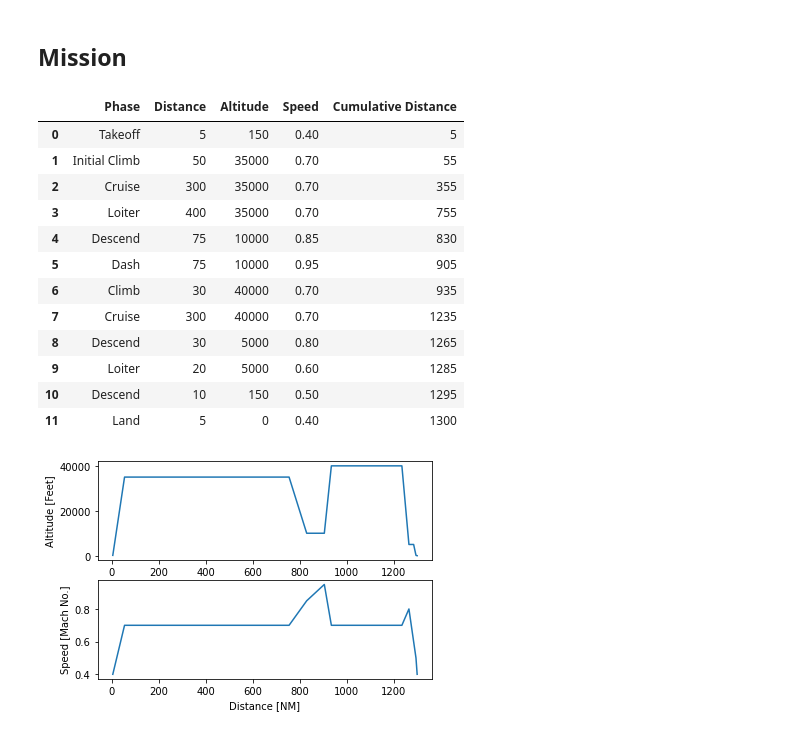
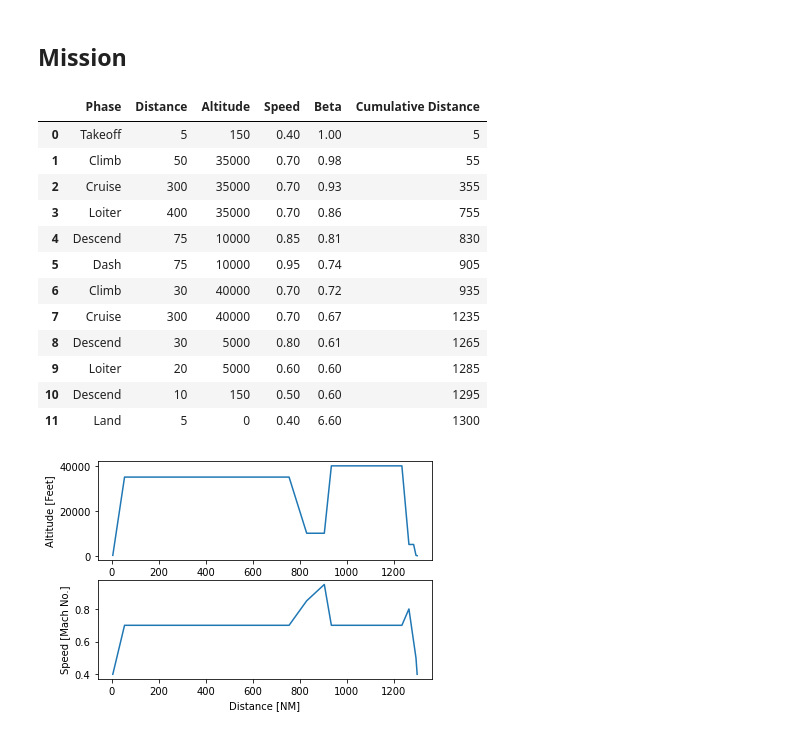
Before and after one commit to SamJBerry/20TTC010, a Jupyter notebook: notebooks/constraint_analysis.ipynb, the cells around one changed output. Drawn from its saved outputs; the diff is of its cells as text; code cells hidden in the pictures.

Commit message:
Add beta to mission data

```diff
--- a/notebooks/constraint_analysis.ipynb
+++ b/notebooks/constraint_analysis.ipynb
@@ -10,36 +10,36 @@ C_D_0 = 0.04
 # %% [markdown]
 ## Mission
 # %%
-columns = ["Phase", "Distance", "Altitude", "Speed"]
+columns = ["Phase", "Distance", "Altitude", "Speed", "Beta"]
 
-mission_data = pd.DataFrame([["Takeoff", 5, 150, 0.4],
-                             ["Initial Climb", 50, 35000, 0.7],
-                             ["Cruise", 300, 35000, 0.7],
-                             ["Loiter", 400, 35000, 0.7],
-                             ["Descend", 75, 10000, 0.85],
-                             ["Dash", 75, 10000, 0.95],
-                             ["Climb", 30, 40000, 0.7],
-                             ["Cruise", 300, 40000, 0.7],
-                             ["Descend", 30, 5000, 0.8],
-                             ["Loiter", 20, 5000, 0.6],
-                             ["Descend", 10, 150, 0.5],
-                             ["Land", 5, 0, 0.4]], columns=columns)
+mission_data = pd.DataFrame([["Takeoff", 5, 150, 0.4, 1],
+                             ["Climb", 50, 35000, 0.7, 0.98],
+                             ["Cruise", 300, 35000, 0.7, 0.93],
+                             ["Loiter", 400, 35000, 0.7, 0.86],
+                             ["Descend", 75, 10000, 0.85, 0.81],
+                             ["Dash", 75, 10000, 0.95, 0.74],
+                             ["Climb", 30, 40000, 0.7, 0.72],
+                             ["Cruise", 300, 40000, 0.7, 0.67],
+                             ["Descend", 30, 5000, 0.8, 0.61],
+                             ["Loiter", 20, 5000, 0.6, 0.6],
+                             ["Descend", 10, 150, 0.5, 0.6],
+                             ["Land", 5, 0, 0.4, 06.6]], columns=columns)
 mission_data["Cumulative Distance"] = mission_data["Distance"].cumsum()
 mission_data.head(100)
 # %% [output]
-|  | Phase | Distance | Altitude | Speed | Cumulative Distance |
-| 0 | Takeoff | 5 | 150 | 0.40 | 5 |
-| 1 | Initial Climb | 50 | 35000 | 0.70 | 55 |
-| 2 | Cruise | 300 | 35000 | 0.70 | 355 |
-| 3 | Loiter | 400 | 35000 | 0.70 | 755 |
-| 4 | Descend | 75 | 10000 | 0.85 | 830 |
-| 5 | Dash | 75 | 10000 | 0.95 | 905 |
-| 6 | Climb | 30 | 40000 | 0.70 | 935 |
-| 7 | Cruise | 300 | 40000 | 0.70 | 1235 |
-| 8 | Descend | 30 | 5000 | 0.80 | 1265 |
-| 9 | Loiter | 20 | 5000 | 0.60 | 1285 |
-| 10 | Descend | 10 | 150 | 0.50 | 1295 |
-| 11 | Land | 5 | 0 | 0.40 | 1300 |
+|  | Phase | Distance | Altitude | Speed | Beta | Cumulative Distance |
+| 0 | Takeoff | 5 | 150 | 0.40 | 1.00 | 5 |
+| 1 | Climb | 50 | 35000 | 0.70 | 0.98 | 55 |
+| 2 | Cruise | 300 | 35000 | 0.70 | 0.93 | 355 |
+| 3 | Loiter | 400 | 35000 | 0.70 | 0.86 | 755 |
+| 4 | Descend | 75 | 10000 | 0.85 | 0.81 | 830 |
+| 5 | Dash | 75 | 10000 | 0.95 | 0.74 | 905 |
+| 6 | Climb | 30 | 40000 | 0.70 | 0.72 | 935 |
+| 7 | Cruise | 300 | 40000 | 0.70 | 0.67 | 1235 |
+| 8 | Descend | 30 | 5000 | 0.80 | 0.61 | 1265 |
+| 9 | Loiter | 20 | 5000 | 0.60 | 0.60 | 1285 |
+| 10 | Descend | 10 | 150 | 0.50 | 0.60 | 1295 |
+| 11 | Land | 5 | 0 | 0.40 | 6.60 | 1300 |
 # %%
 fig, axs = plt.subplots(2)
 axs[0].plot(mission_data["Cumulative Distance"], mission_data["Altitude"])
```
Also changed, not shown: parts of 3 cells of this notebook.
